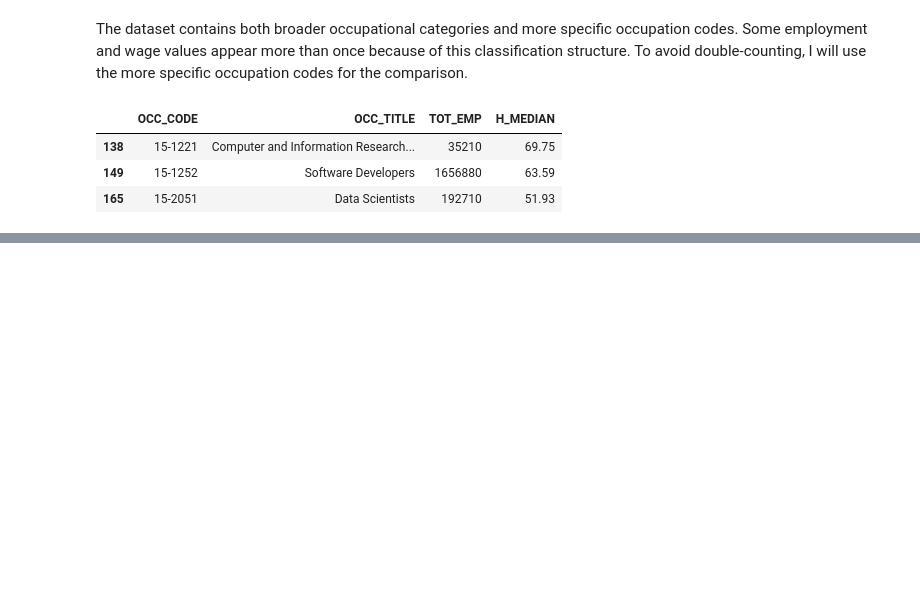
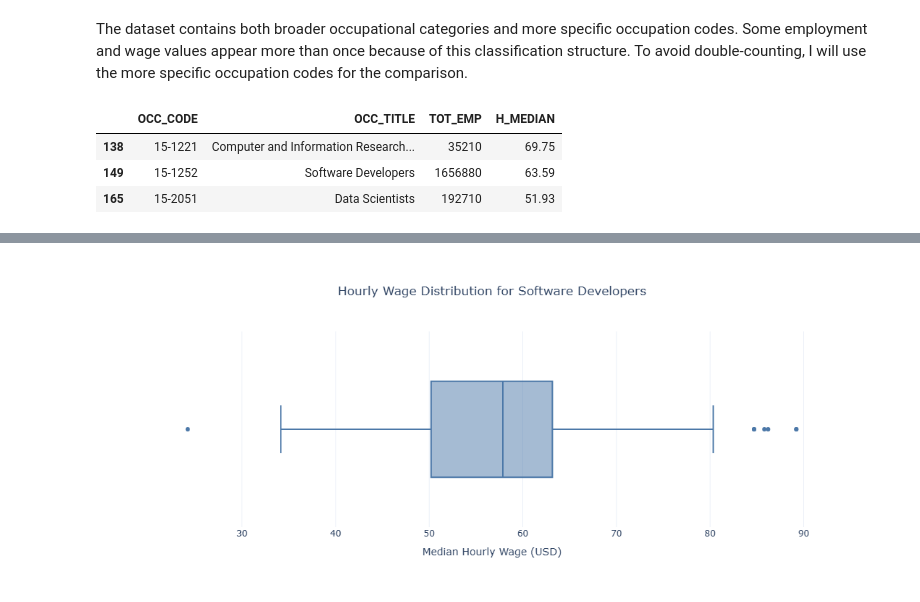
Before and after one commit to FernandaFar/data-visualisation-ca1, a Jupyter notebook: Ca1-Visualisation.ipynb, the cells around one changed output, grey strips where cells are left out. Cells and saved outputs as stored; diff of their text form; code cells hidden in the pictures; blank space fills up the shorter version.

```diff
--- a/Ca1-Visualisation.ipynb
+++ b/Ca1-Visualisation.ipynb
@@ -227,0 +403,25 @@ national_data[['OCC_CODE', 'OCC_TITLE', 'TOT_EMP', 'H_MEDIAN']]
+# %%
+fig = px.box(
+    wage_data,
+    x='H_MEDIAN',
+    points='outliers',
+    orientation='h',
+    title='Hourly Wage Distribution for Software Developers',
+    labels={
+        'H_MEDIAN': 'Median Hourly Wage (USD)'
+    },
+    color_discrete_sequence=['#4C78A8']
+)
+
+fig.update_layout(
+    title_x=0.5,
+    template='plotly_white',
+    height=450,
+    xaxis_title='Median Hourly Wage (USD)',
+    yaxis_title='',
+    showlegend=False
+)
+
+fig.show()
+# %% [output]
+[figure, added]
```
Also changed, not shown: parts of 19 cells of this notebook.
